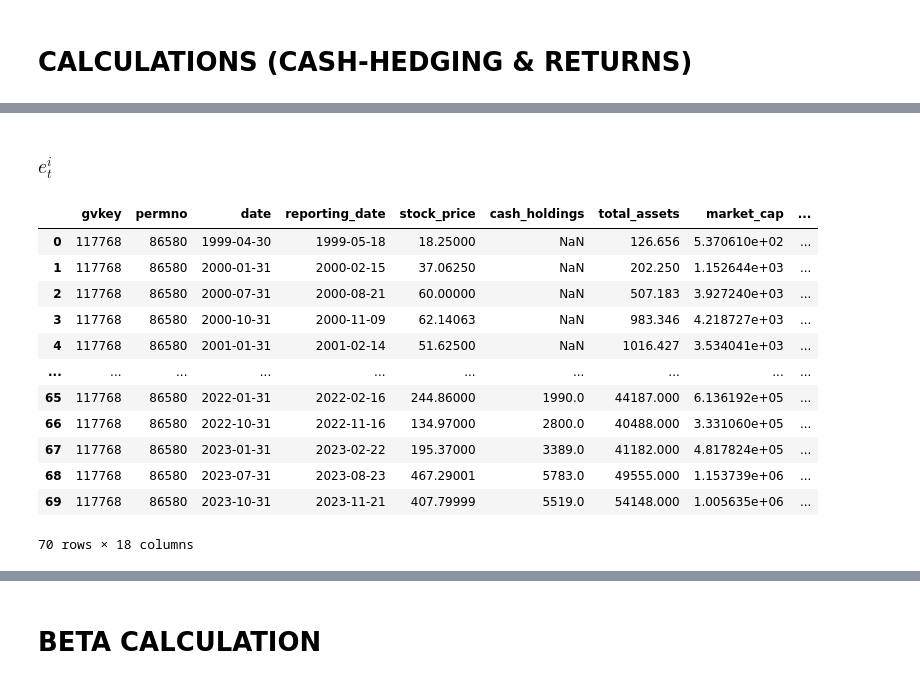
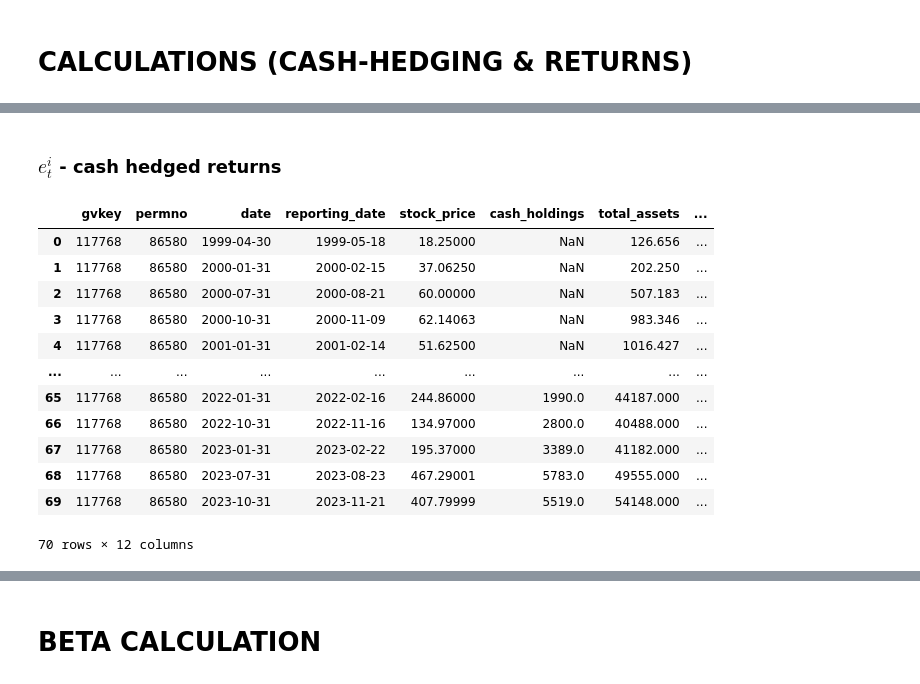
Before and after one commit to veervohra03/CashHedged, a Jupyter notebook: cashHedgedV2.ipynb, the cells around one changed output, grey strips where cells are left out. Cells and saved outputs as stored; diff of their text form; code cells hidden in the pictures.

```diff
--- a/cashHedgedV2.ipynb
+++ b/cashHedgedV2.ipynb
@@ -137,12 +152,12 @@ WITH comp_data AS (
         f.datadate AS date,
         f.atq AS total_assets,  -- Total Assets
         f.chq AS cash_holdings,  -- Cash and Short-Term Investments
-        f.dlttq + f.dlcq AS total_debt,  -- Total Debt (long-term + short-term debt)
-        f.ibq AS earnings,  -- Earnings before extraordinary items
-        f.xrdq AS rd_expense,  -- R&D expense
-        f.dvpq AS dividends_paid,  -- Dividends paid
-        f.xintq AS interest_expense,  -- Interest expense
-        f.prccq * f.cshoq AS market_cap,  -- Market cap (price * shares outstanding)
+        -- f.dlttq + f.dlcq AS total_debt,  -- Total Debt (long-term + short-term debt)
+        -- f.ibq AS earnings,  -- Earnings before extraordinary items
+        -- f.xrdq AS rd_expense,  -- R&D expense
+        -- f.dvpq AS dividends_paid,  -- Dividends paid
+        -- f.xintq AS interest_expense,  -- Interest expense
+        -- f.prccq * f.cshoq AS market_cap,  -- Market cap (price * shares outstanding)
         f.rdq AS reporting_date -- Date of which information was reported
     FROM
         comp.fundq f
@@ -169,13 +184,13 @@ SELECT
     c.reporting_date, -- Reporting date (this is when information became known to us)
     cr.stock_price,
     c.cash_holdings,
-    c.total_assets,
-    c.market_cap,
-    c.earnings,
-    c.total_debt,
-    c.rd_expense,
-    c.dividends_paid,
-    c.interest_expense
+    c.total_assets
+    -- c.market_cap,
+    -- c.earnings,
+    -- c.total_debt,
+    -- c.rd_expense,
+    -- c.dividends_paid,
+    -- c.interest_expense
 FROM
     comp_data c
 JOIN
@@ -296,25 +241,27 @@ model = LinearRegression().fit(X, y)
+# %%
+# the paper calculates it in a pretty complicated method, we'll start like this
+
+nvidia['cash_holdings_t_minus_1'] = nvidia['cash_holdings'].shift()
+nvidia['b_it'] = ( nvidia['cash_holdings'] - nvidia['cash_holdings_t_minus_1'] ) / nvidia['cash_holdings_t_minus_1']
 # %% [markdown]
-### $ e_{t}^{i} $
+### $ e_{t}^{i} $ - cash hedged returns
 # %%
-# calculate the cash-hedged return e_it
-
-nvidia['chs'] = nvidia['cash_holdings'].shift()
-nvidia['b_it'] = ( nvidia['cash_holdings'] - nvidia['chs'] ) / nvidia['chs']
+# calculate the cash-hedged return (e_it)
 
 nvidia['cash_hedged_return'] = (1 / (1 - nvidia['cash_share_weight'])) * (nvidia['quarterly_return'] - (nvidia['cash_share_weight']  * nvidia['b_it']))
 
 nvidia
 # %% [output]
-|  | gvkey | permno | date | reporting_date | stock_price | cash_holdings | total_assets | market_cap | ... |
-| 0 | 117768 | 86580 | 1999-04-30 | 1999-05-18 | 18.25000 | NaN | 126.656 | 5.370610e+02 | ... |
-| 1 | 117768 | 86580 | 2000-01-31 | 2000-02-15 | 37.06250 | NaN | 202.250 | 1.152644e+03 | ... |
-| 2 | 117768 | 86580 | 2000-07-31 | 2000-08-21 | 60.00000 | NaN | 507.183 | 3.927240e+03 | ... |
-| 3 | 117768 | 86580 | 2000-10-31 | 2000-11-09 | 62.14063 | NaN | 983.346 | 4.218727e+03 | ... |
-| 4 | 117768 | 86580 | 2001-01-31 | 2001-02-14 | 51.62500 | NaN | 1016.427 | 3.534041e+03 | ... |
-| ... | ... | ... | ... | ... | ... | ... | ... | ... | ... |
-| 65 | 117768 | 86580 | 2022-01-31 | 2022-02-16 | 244.86000 | 1990.0 | 44187.000 | 6.136192e+05 | ... |
-| 66 | 117768 | 86580 | 2022-10-31 | 2022-11-16 | 134.97000 | 2800.0 | 40488.000 | 3.331060e+05 | ... |
-| 67 | 117768 | 86580 | 2023-01-31 | 2023-02-22 | 195.37000 | 3389.0 | 41182.000 | 4.817824e+05 | ... |
-| 68 | 117768 | 86580 | 2023-07-31 | 2023-08-23 | 467.29001 | 5783.0 | 49555.000 | 1.153739e+06 | ... |
-| 69 | 117768 | 86580 | 2023-10-31 | 2023-11-21 | 407.79999 | 5519.0 | 54148.000 | 1.005635e+06 | ... |
+|  | gvkey | permno | date | reporting_date | stock_price | cash_holdings | total_assets | ... |
+| 0 | 117768 | 86580 | 1999-04-30 | 1999-05-18 | 18.25000 | NaN | 126.656 | ... |
+| 1 | 117768 | 86580 | 2000-01-31 | 2000-02-15 | 37.06250 | NaN | 202.250 | ... |
+| 2 | 117768 | 86580 | 2000-07-31 | 2000-08-21 | 60.00000 | NaN | 507.183 | ... |
+| 3 | 117768 | 86580 | 2000-10-31 | 2000-11-09 | 62.14063 | NaN | 983.346 | ... |
+| 4 | 117768 | 86580 | 2001-01-31 | 2001-02-14 | 51.62500 | NaN | 1016.427 | ... |
+| ... | ... | ... | ... | ... | ... | ... | ... | ... |
+| 65 | 117768 | 86580 | 2022-01-31 | 2022-02-16 | 244.86000 | 1990.0 | 44187.000 | ... |
+| 66 | 117768 | 86580 | 2022-10-31 | 2022-11-16 | 134.97000 | 2800.0 | 40488.000 | ... |
+| 67 | 117768 | 86580 | 2023-01-31 | 2023-02-22 | 195.37000 | 3389.0 | 41182.000 | ... |
+| 68 | 117768 | 86580 | 2023-07-31 | 2023-08-23 | 467.29001 | 5783.0 | 49555.000 | ... |
+| 69 | 117768 | 86580 | 2023-10-31 | 2023-11-21 | 407.79999 | 5519.0 | 54148.000 | ... |
-70 rows × 18 columns
+70 rows × 12 columns
```
Also changed, not shown: parts of 15 cells of this notebook.
